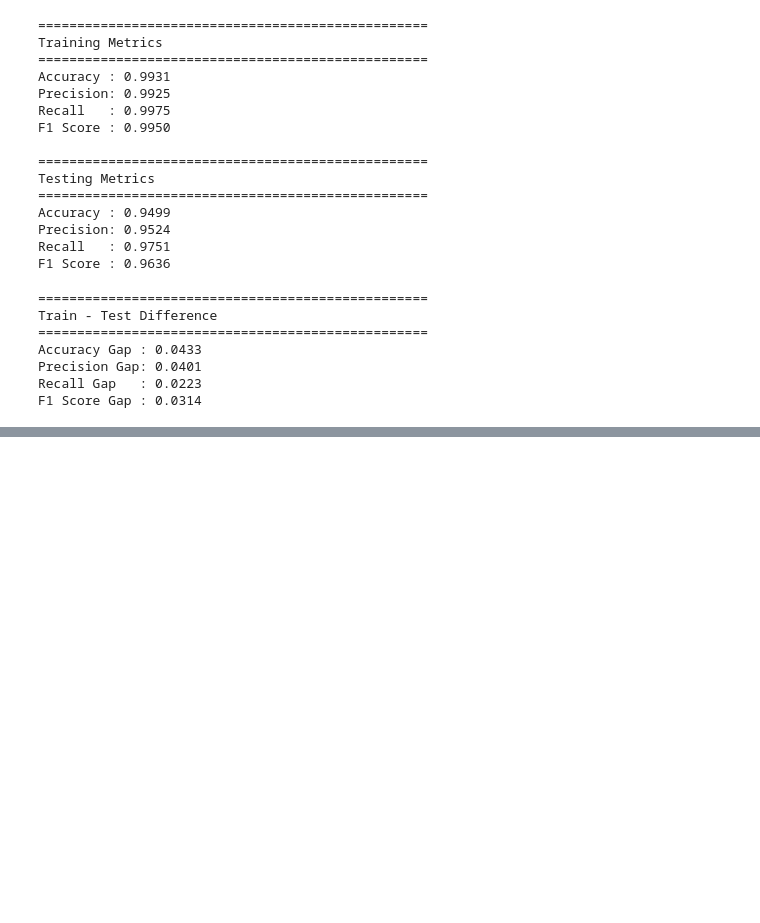
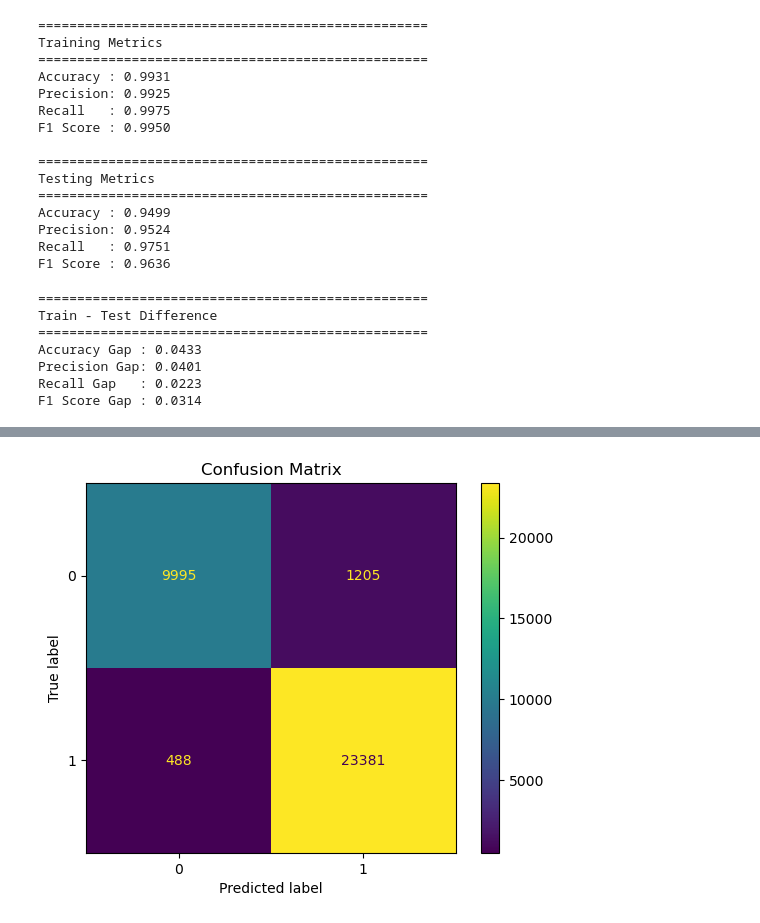
Before and after one commit to yuvraj619/Network_intrusion_detection_system, a Jupyter notebook: project_1(network_intrution).ipynb, the cells around one changed output, grey strips where cells are left out. Saved outputs shown, nothing was run; the diff lists cells and outputs as text; code cells hidden in the pictures; blank space fills up the shorter version.

Commit message:
Train and evaluate final Random Forest mode

```diff
--- a/project_1(network_intrution).ipynb
+++ b/project_1(network_intrution).ipynb
@@ -828,0 +829,14 @@ print(random_search.best_score_)
+# %%
+rf = RandomForestClassifier(random_state=42,n_estimators= 700, min_samples_split= 5, min_samples_leaf= 2, max_features= 'sqrt', max_depth= 25, criterion= 'entropy', bootstrap= True)
+rf.fit(X_train, y_train)
+
+train_pred = rf.predict(X_train)
+test_pred = rf.predict(X_test)
+
+
+train_acc = accuracy_score(y_train, train_pred)
+test_acc = accuracy_score(y_test, test_pred)
+
+print(f"Training Accuracy : {train_acc:.4f}")
+print(f"Testing Accuracy  : {test_acc:.4f}")
+print(f"Difference        : {train_acc - test_acc:.4f}")
@@ -828,0 +897,8 @@ print(random_search.best_score_)
+# %%
+from sklearn.metrics import ConfusionMatrixDisplay
+
+ConfusionMatrixDisplay.from_estimator(rf, X_test, y_test)
+plt.title("Confusion Matrix")
+plt.show()
+# %% [output]
+[figure, added]
```
Also changed, not shown: parts of 16 cells of this notebook.
